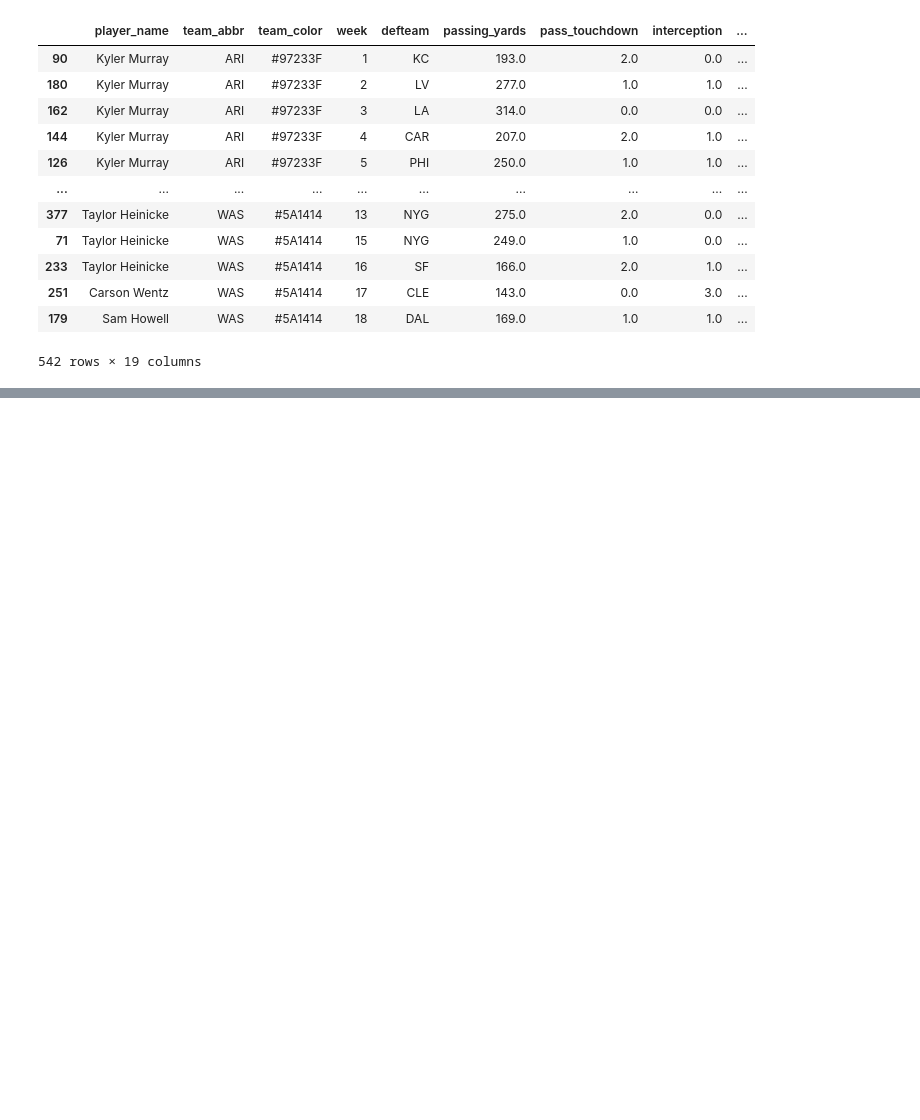
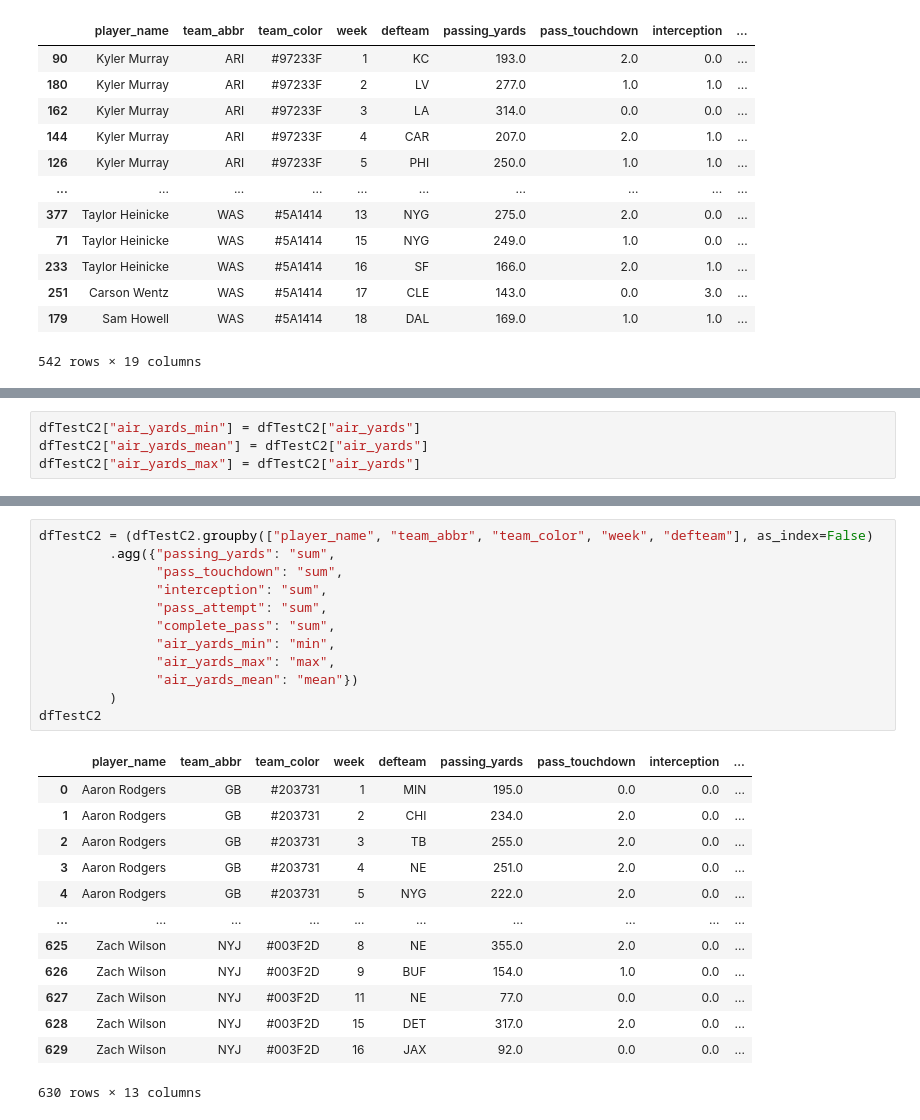
Before and after one commit to Crawford92/databall, a Jupyter notebook: PasserDifferential.ipynb, the cells around one changed output, grey strips where cells are left out. Cells and saved outputs as stored; diff of their text form; blank space fills up the shorter version.

```diff
--- a/PasserDifferential.ipynb
+++ b/PasserDifferential.ipynb
@@ -822,0 +866,4 @@ dfPR3
+# %%
+dfTestC2["air_yards_min"] = dfTestC2["air_yards"]
+dfTestC2["air_yards_mean"] = dfTestC2["air_yards"]
+dfTestC2["air_yards_max"] = dfTestC2["air_yards"]
@@ -822,0 +889,26 @@ dfPR3
+# %%
+dfTestC2 = (dfTestC2.groupby(["player_name", "team_abbr", "team_color", "week", "defteam"], as_index=False)
+         .agg({"passing_yards": "sum",
+               "pass_touchdown": "sum",
+               "interception": "sum",
+               "pass_attempt": "sum",
+               "complete_pass": "sum",
+               "air_yards_min": "min",
+               "air_yards_max": "max",
+               "air_yards_mean": "mean"})
+         )
+dfTestC2
+# %% [output]
+|  | player_name | team_abbr | team_color | week | defteam | passing_yards | pass_touchdown | interception | ... |
+| 0 | Aaron Rodgers | GB | #203731 | 1 | MIN | 195.0 | 0.0 | 0.0 | ... |
+| 1 | Aaron Rodgers | GB | #203731 | 2 | CHI | 234.0 | 2.0 | 0.0 | ... |
+| 2 | Aaron Rodgers | GB | #203731 | 3 | TB | 255.0 | 2.0 | 0.0 | ... |
+| 3 | Aaron Rodgers | GB | #203731 | 4 | NE | 251.0 | 2.0 | 0.0 | ... |
+| 4 | Aaron Rodgers | GB | #203731 | 5 | NYG | 222.0 | 2.0 | 0.0 | ... |
+| ... | ... | ... | ... | ... | ... | ... | ... | ... | ... |
+| 625 | Zach Wilson | NYJ | #003F2D | 8 | NE | 355.0 | 2.0 | 0.0 | ... |
+| 626 | Zach Wilson | NYJ | #003F2D | 9 | BUF | 154.0 | 1.0 | 0.0 | ... |
+| 627 | Zach Wilson | NYJ | #003F2D | 11 | NE | 77.0 | 0.0 | 0.0 | ... |
+| 628 | Zach Wilson | NYJ | #003F2D | 15 | DET | 317.0 | 2.0 | 0.0 | ... |
+| 629 | Zach Wilson | NYJ | #003F2D | 16 | JAX | 92.0 | 0.0 | 0.0 | ... |
+630 rows × 13 columns
```
Also changed, not shown: parts of 44 cells of this notebook.
